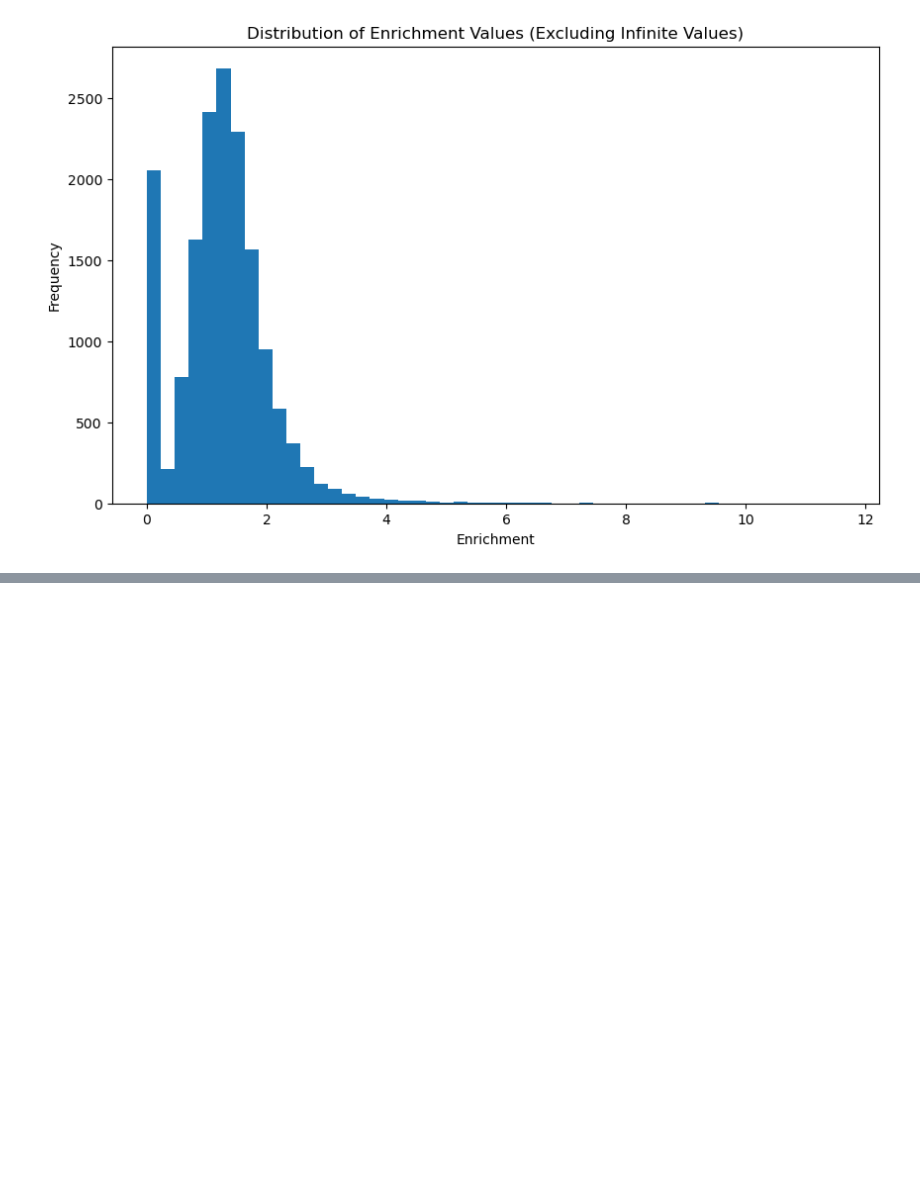
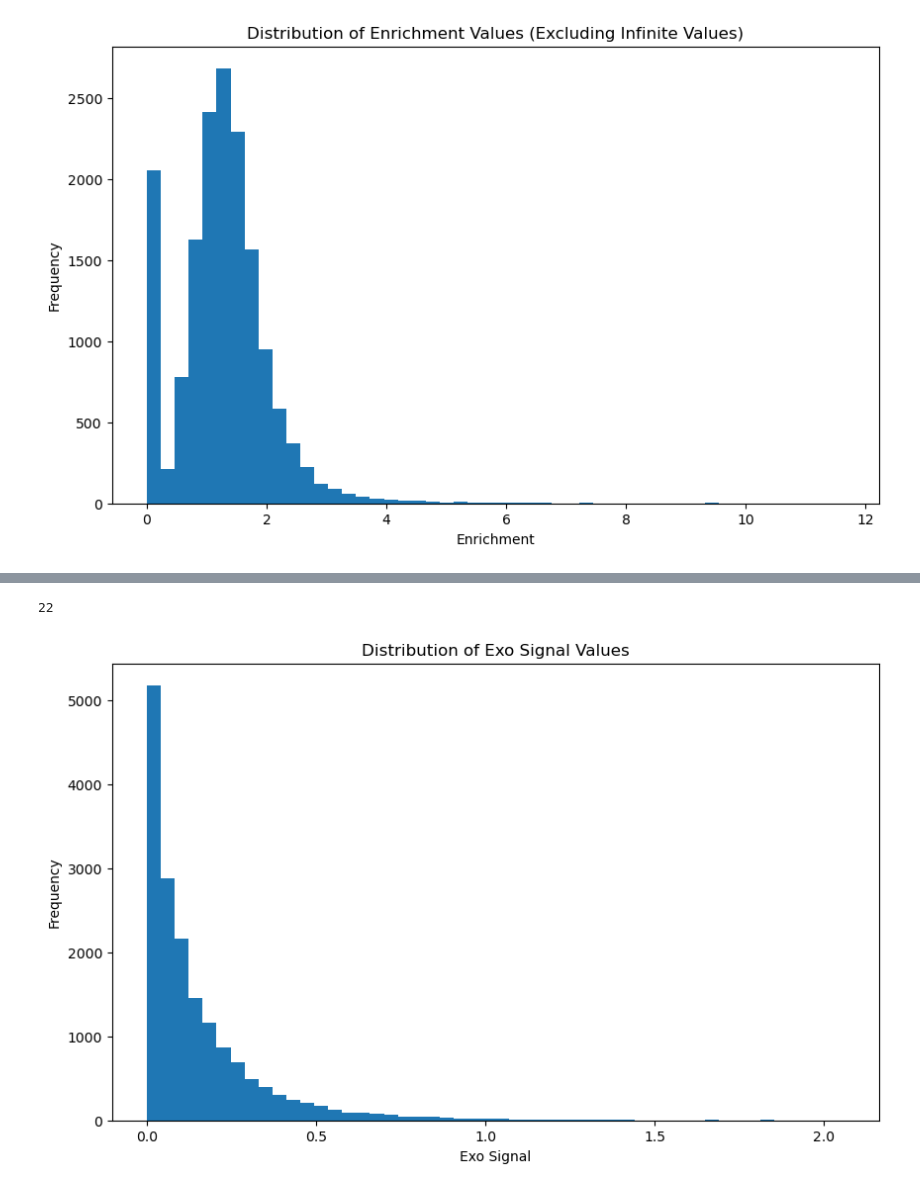
Before and after one commit to michal7kw/SRF_MeCP2_CUTandTAG, a Jupyter notebook: iterative_alternative/analyze_mecp2_cpg_enrichment/analyze_cpg_enrichment.ipynb, the cells around one changed output, grey strips where cells are left out. Cells and saved outputs as stored; diff of their text form; code cells hidden in the pictures; blank space fills up the shorter version.

```diff
--- a/iterative_alternative/analyze_mecp2_cpg_enrichment/analyze_cpg_enrichment.ipynb
+++ b/iterative_alternative/analyze_mecp2_cpg_enrichment/analyze_cpg_enrichment.ipynb
@@ -44,0 +90,8 @@ df_serial['exo_signal']
+# %%
+# Read and concatenate all chunks
+df_parallel = pd.concat([pd.read_csv(f) for f in chunk_files], ignore_index=True)
+
+# Sort by chromosome and start position
+df_parallel = df_parallel.sort_values(['chr', 'start'])
+
+print(f"Total regions analyzed: {len(df_parallel)}")
@@ -44,0 +109,13 @@ df_serial['exo_signal']
+# %%
+np.sum(df_parallel['significant'] == True)
+# %% [output]
+22
+# %%
+plt.figure(figsize=(10,6))
+plt.hist(df_parallel['exo_signal'], bins=50)
+plt.xlabel('Exo Signal')
+plt.ylabel('Frequency')
+plt.title('Distribution of Exo Signal Values')
+plt.show()
+# %% [output]
+[figure, added]
```
Also changed, not shown: parts of 21 cells of this notebook, 4 other files.
